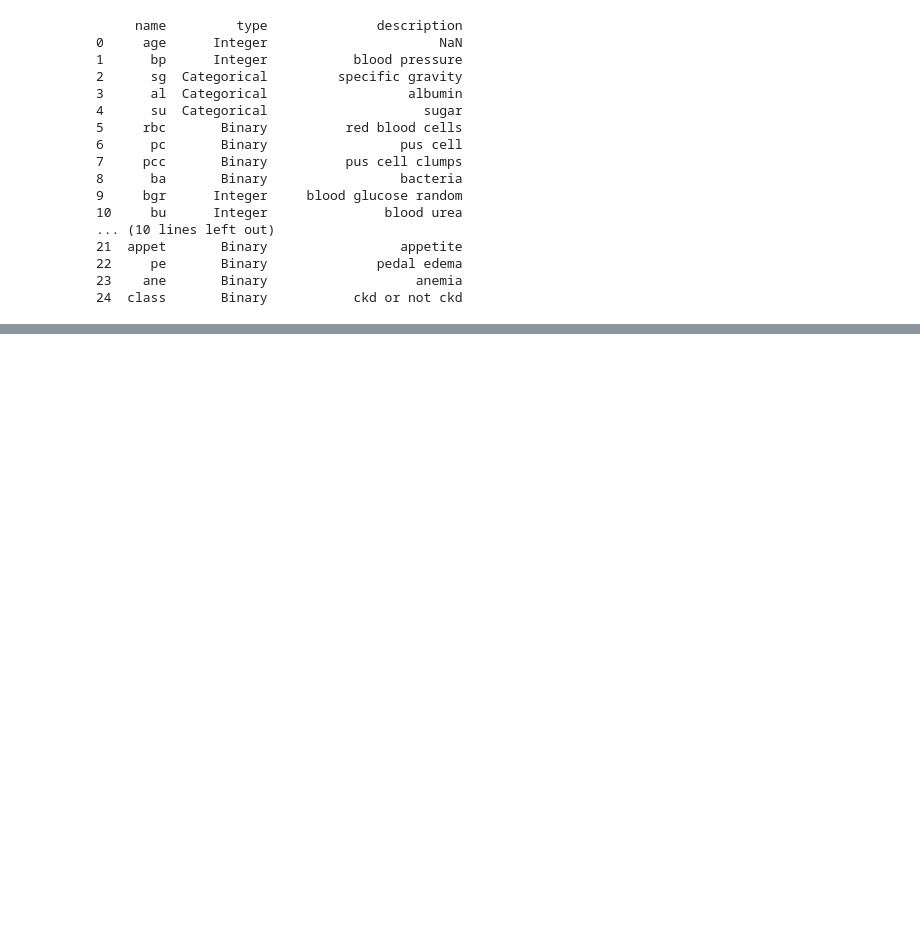
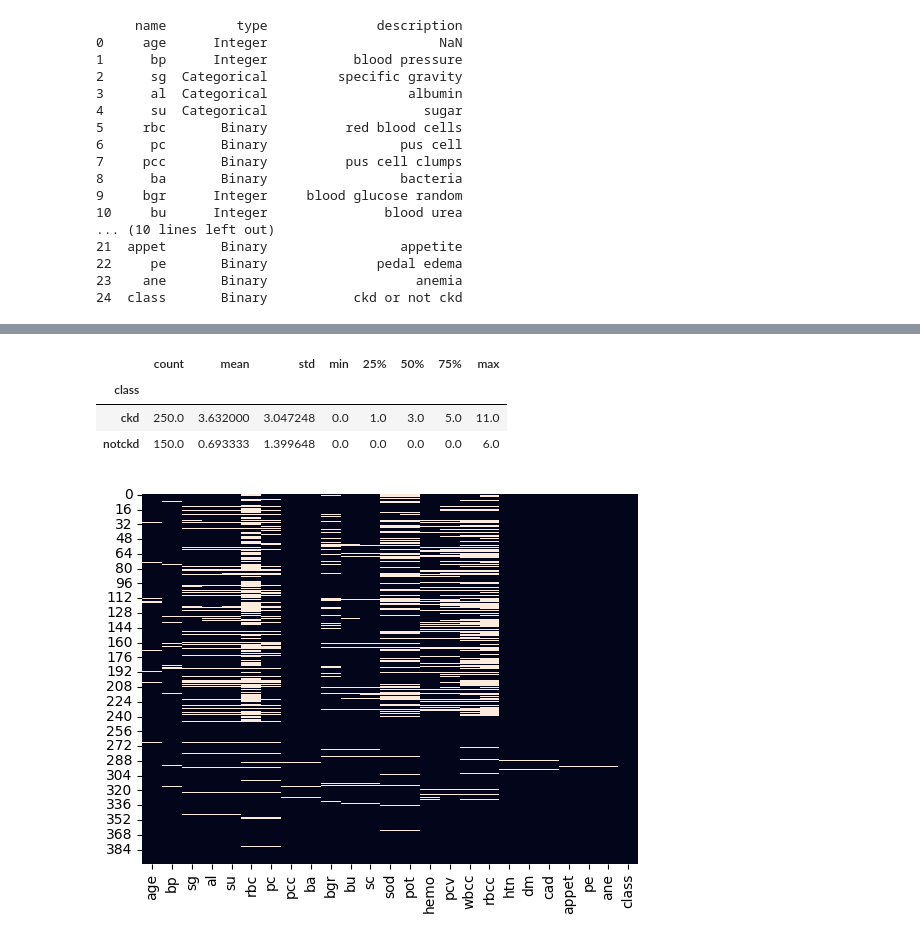
Before and after one commit to natalyyau/Chronic-Kidney-Disease-Prediction, a Jupyter notebook: notebooks/EDA.ipynb, the cells around one changed output, grey strips where cells are left out. Drawn from its saved outputs; the diff is of its cells as text; code cells hidden in the pictures; blank space fills up the shorter version.

```diff
--- a/notebooks/EDA.ipynb
+++ b/notebooks/EDA.ipynb
@@ -88,0 +130,10 @@ print(chronic_kidney_disease.variables[['name', 'type', 'description']])
+# %%
+sns.heatmap(df.isna(), cbar=False)
+df['n_missing'] = df.isna().sum(axis=1)
+df.groupby('class')['n_missing'].describe()
+# %% [output]
+|  | count | mean | std | min | 25% | 50% | 75% | max |
+| class |  |  |  |  |  |  |  |  |
+| ckd | 250.0 | 3.632000 | 3.047248 | 0.0 | 1.0 | 3.0 | 5.0 | 11.0 |
+| notckd | 150.0 | 0.693333 | 1.399648 | 0.0 | 0.0 | 0.0 | 0.0 | 6.0 |
+[figure, added]
```
Also changed, not shown: parts of 11 cells of this notebook.
